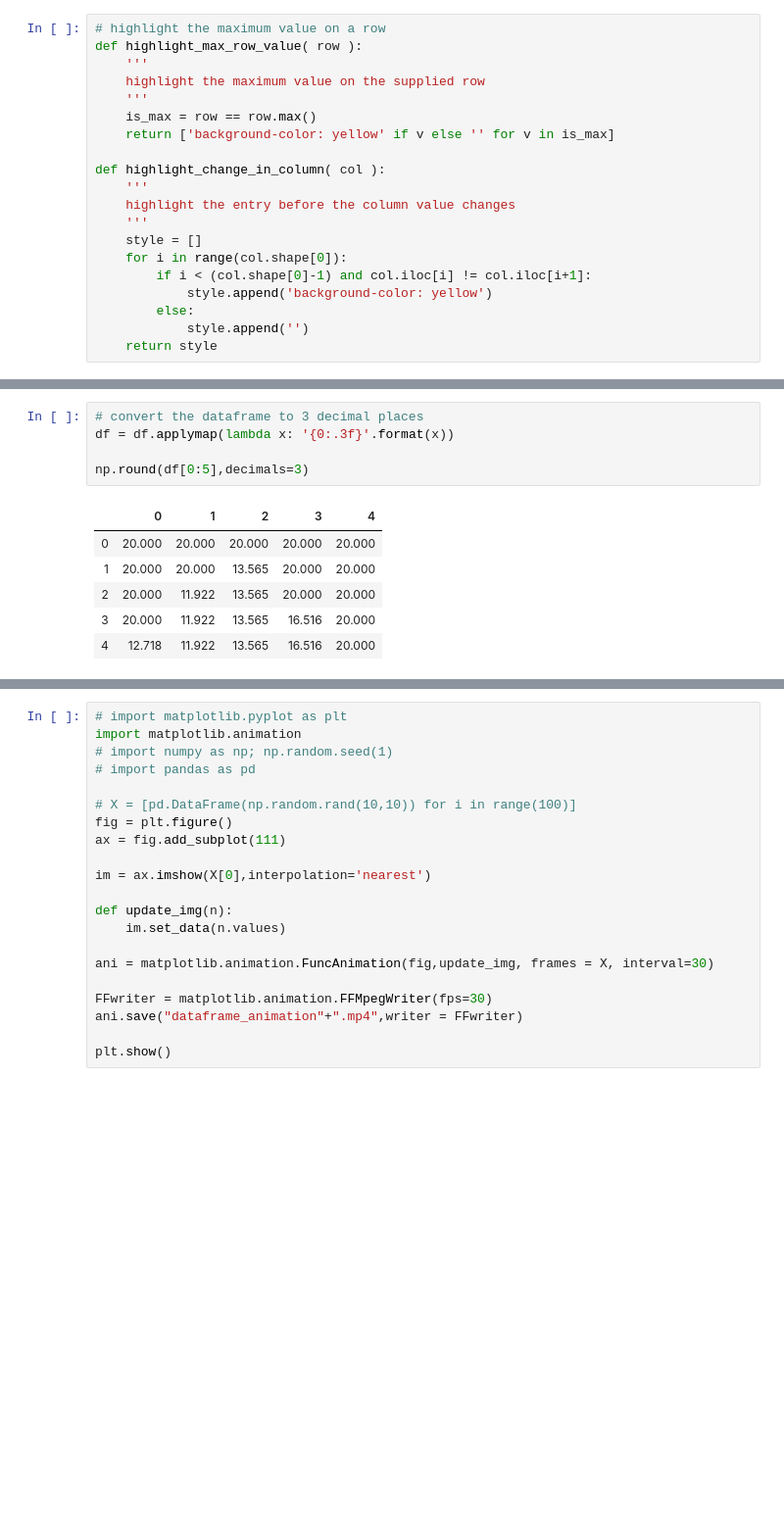
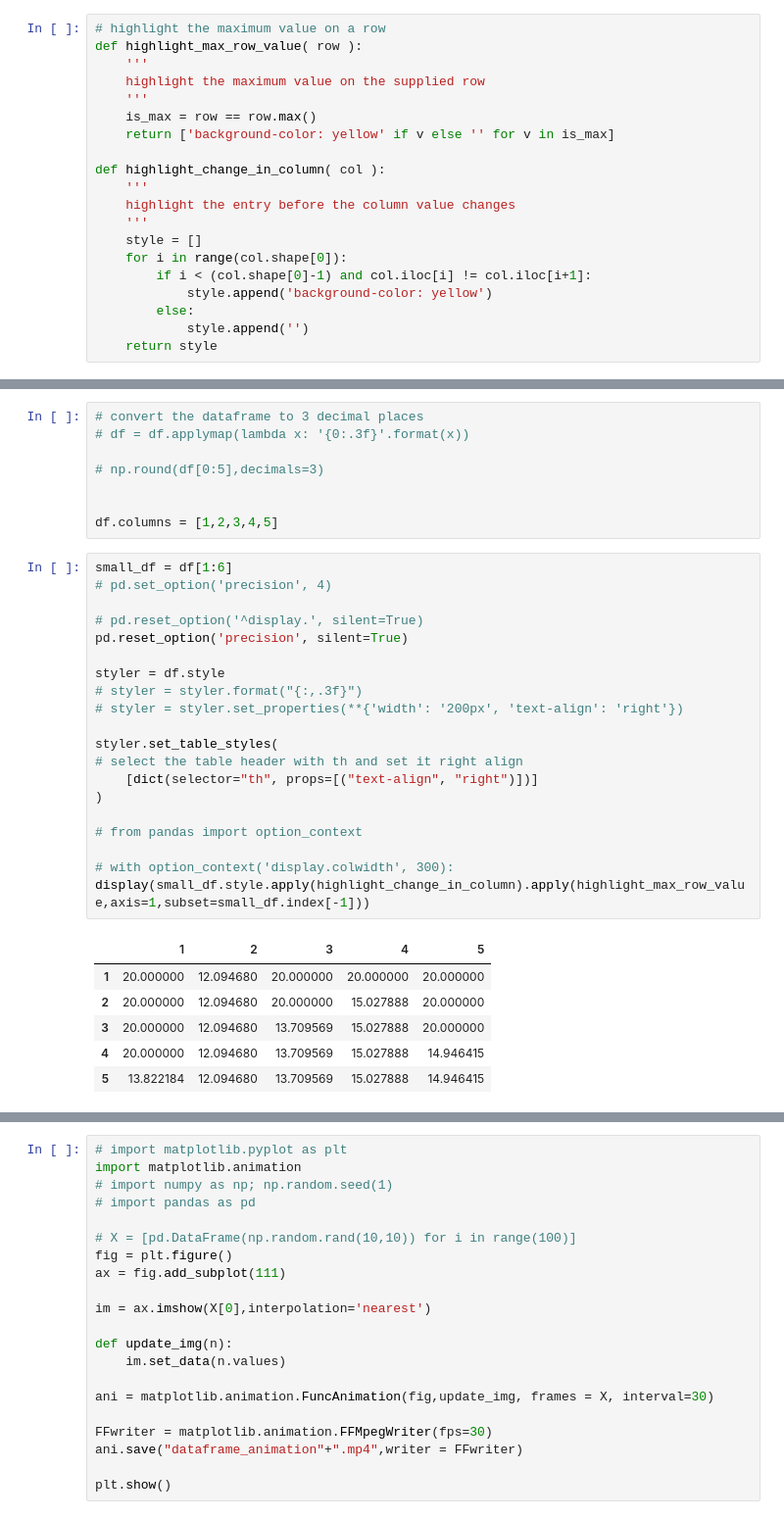
Before and after one commit to WhatIThinkAbout/BabyRobot, a Jupyter notebook: 00_PP_Epsilon_Greedy.ipynb, the cells around one changed output, grey strips where cells are left out. Shown: that part at 98% size. Saved outputs shown, nothing was run; the diff lists cells and outputs as text; blank space fills up the shorter version.

```diff
--- a/00_PP_Epsilon_Greedy.ipynb
+++ b/00_PP_Epsilon_Greedy.ipynb
@@ -262,13 +263,36 @@ df.style.apply(highlight_change_in_column).apply(highlight_max_row_value,axis=1,
 # %%
 # convert the dataframe to 3 decimal places
-df = df.applymap(lambda x: '{0:.3f}'.format(x))
+# df = df.applymap(lambda x: '{0:.3f}'.format(x))
 
-np.round(df[0:5],decimals=3)
+# np.round(df[0:5],decimals=3)
+
+
+df.columns = [1,2,3,4,5]
-# %% [output]
-|  | 0 | 1 | 2 | 3 | 4 |
-| 0 | 20.000 | 20.000 | 20.000 | 20.000 | 20.000 |
-| 1 | 20.000 | 20.000 | 13.565 | 20.000 | 20.000 |
-| 2 | 20.000 | 11.922 | 13.565 | 20.000 | 20.000 |
-| 3 | 20.000 | 11.922 | 13.565 | 16.516 | 20.000 |
-| 4 | 12.718 | 11.922 | 13.565 | 16.516 | 20.000 |
+# %%
+small_df = df[1:6]
+# pd.set_option('precision', 4)
+
+# pd.reset_option('^display.', silent=True)
+pd.reset_option('precision', silent=True)
+
+styler = df.style
+# styler = styler.format("{:,.3f}")
+# styler = styler.set_properties(**{'width': '200px', 'text-align': 'right'})
+
+styler.set_table_styles(
+# select the table header with th and set it right align
+    [dict(selector="th", props=[("text-align", "right")])]
+)
+
+# from pandas import option_context
+
+# with option_context('display.colwidth', 300):
+display(small_df.style.apply(highlight_change_in_column).apply(highlight_max_row_value,axis=1,subset=small_df.index[-1]))
+# %% [output]
+|  | 1 | 2 | 3 | 4 | 5 |
+| 1 | 20.000000 | 12.094680 | 20.000000 | 20.000000 | 20.000000 |
+| 2 | 20.000000 | 12.094680 | 20.000000 | 15.027888 | 20.000000 |
+| 3 | 20.000000 | 12.094680 | 13.709569 | 15.027888 | 20.000000 |
+| 4 | 20.000000 | 12.094680 | 13.709569 | 15.027888 | 14.946415 |
+| 5 | 13.822184 | 12.094680 | 13.709569 | 15.027888 | 14.946415 |
 # %%
```
Also changed, not shown: parts of 18 cells of this notebook.
